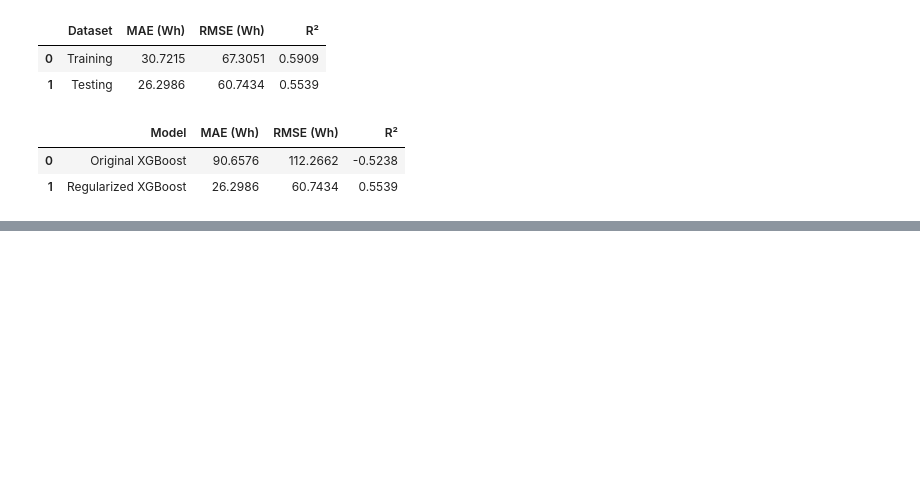
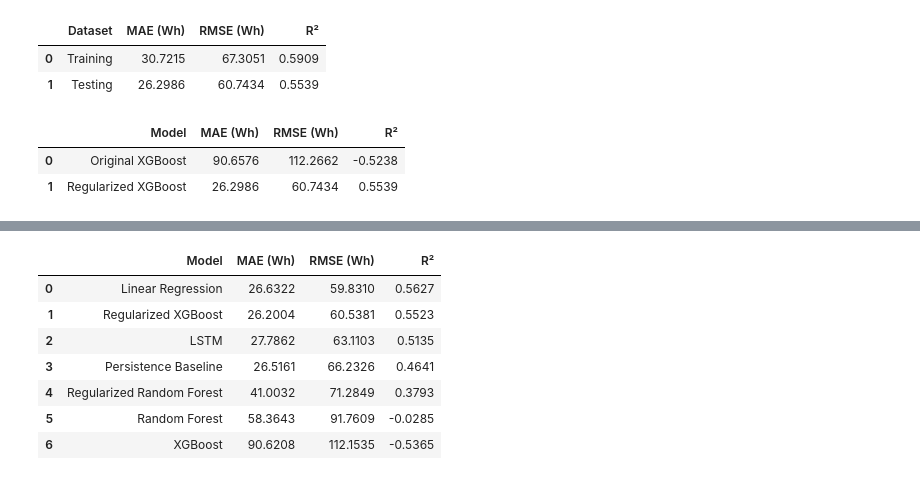
Before and after one commit to damisar/Smart_Home_Energy_Consumption_Prediction, a Jupyter notebook: notebook/Smart_Home_Energy_Consumption_Prediction.ipynb, the cells around one changed output, grey strips where cells are left out. Drawn from its saved outputs; the diff is of its cells as text; code cells hidden in the pictures; blank space fills up the shorter version.

```diff
--- a/notebook/Smart_Home_Energy_Consumption_Prediction.ipynb
+++ b/notebook/Smart_Home_Energy_Consumption_Prediction.ipynb
@@ -1566,0 +1845,52 @@ display(xgb_comparison.round(4))
+# %%
+# Section 4.8.3: Final Model Performance Comparison
+
+# Collect predictions from all seven model configurations
+aligned_predictions = {
+    "Persistence Baseline": y_pred_persistence,
+    "Linear Regression": y_pred_lr,
+    "Random Forest": y_pred_rf,
+    "Regularized Random Forest": y_pred_rf_tuned,
+    "XGBoost": y_pred_xgb,
+    "Regularized XGBoost": y_pred_xgb_tuned,
+    "LSTM": y_pred_lstm
+}
+
+# Calculate metrics using identical testing observations
+final_results = []
+
+for model_name, predictions in aligned_predictions.items():
+
+    predictions = np.asarray(predictions).flatten()
+
+    # Align predictions with the LSTM testing period
+    if model_name != "LSTM":
+        predictions = predictions[alignment_offset:]
+
+    final_results.append({
+        "Model": model_name,
+        "MAE (Wh)": mean_absolute_error(y_test_aligned, predictions),
+        "RMSE (Wh)": np.sqrt(
+            mean_squared_error(y_test_aligned, predictions)
+        ),
+        "R²": r2_score(y_test_aligned, predictions)
+    })
+
+# Create and rank the final comparison table
+final_model_results = pd.DataFrame(final_results)
+
+final_model_results = final_model_results.sort_values(
+    by="RMSE (Wh)"
+).reset_index(drop=True)
+
+# Display final results
+display(final_model_results.round(4))
+# %% [output]
+|  | Model | MAE (Wh) | RMSE (Wh) | R² |
+| 0 | Linear Regression | 26.6322 | 59.8310 | 0.5627 |
+| 1 | Regularized XGBoost | 26.2004 | 60.5381 | 0.5523 |
+| 2 | LSTM | 27.7862 | 63.1103 | 0.5135 |
+| 3 | Persistence Baseline | 26.5161 | 66.2326 | 0.4641 |
+| 4 | Regularized Random Forest | 41.0032 | 71.2849 | 0.3793 |
+| 5 | Random Forest | 58.3643 | 91.7609 | -0.0285 |
+| 6 | XGBoost | 90.6208 | 112.1535 | -0.5365 |
```
Also changed, not shown: parts of 10 cells of this notebook, 1 other file.
